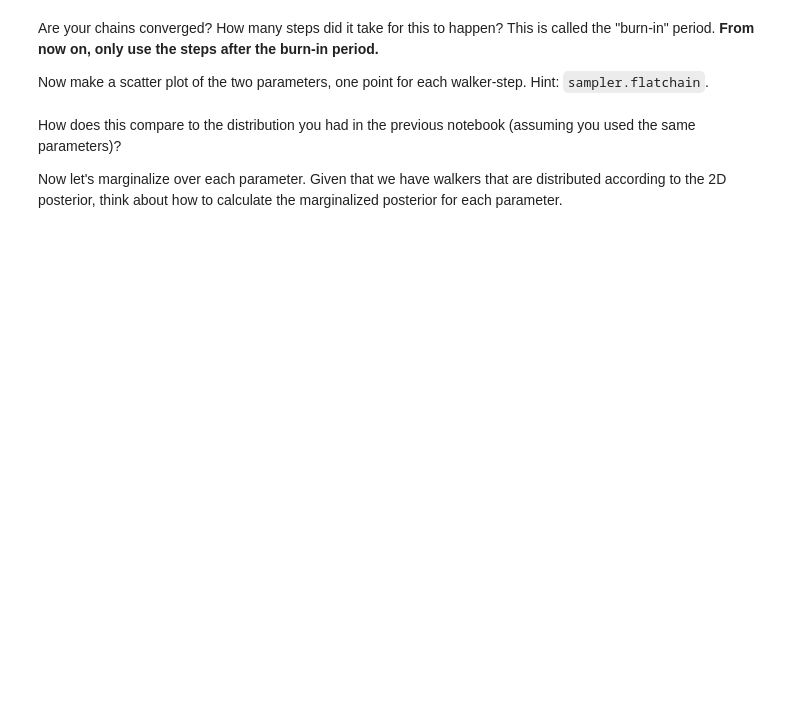
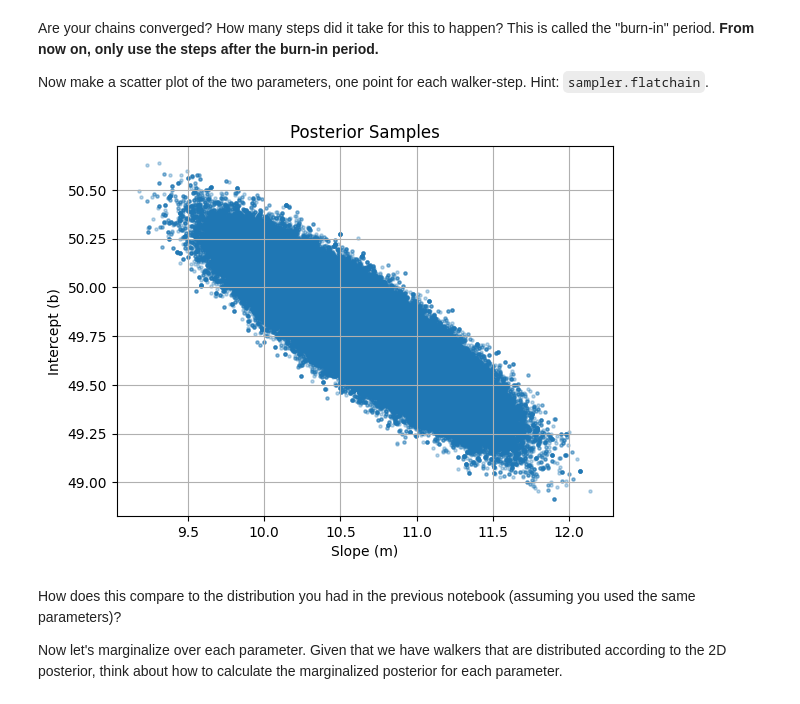
Before and after one commit to ASTR154/bayesian-statistics, a Jupyter notebook: mcmc_line_fitting.ipynb, the cells around one changed output. Cells and saved outputs as stored; diff of their text form; code cells hidden in the pictures; blank space fills up the shorter version.

```diff
--- a/mcmc_line_fitting.ipynb
+++ b/mcmc_line_fitting.ipynb
@@ -109,3 +165,15 @@ Now make a scatter plot of the two parameters, one point for each walker-step. H
+# %%
+flat_samples = sampler.chain[:, n_burn:, :].reshape((-1, 2))
+
+plt.figure()
+plt.scatter(flat_samples[:, 0], flat_samples[:, 1], alpha=0.3, s=5)
+plt.xlabel('Slope (m)')
+plt.ylabel('Intercept (b)')
+plt.title('Posterior Samples')
+plt.grid(True)
+plt.show()
+# %% [output]
+[figure, added]
 # %% [markdown]
 How does this compare to the distribution you had in the previous notebook (assuming you used the same parameters)?
 
```
Also changed, not shown: parts of 16 cells of this notebook.
